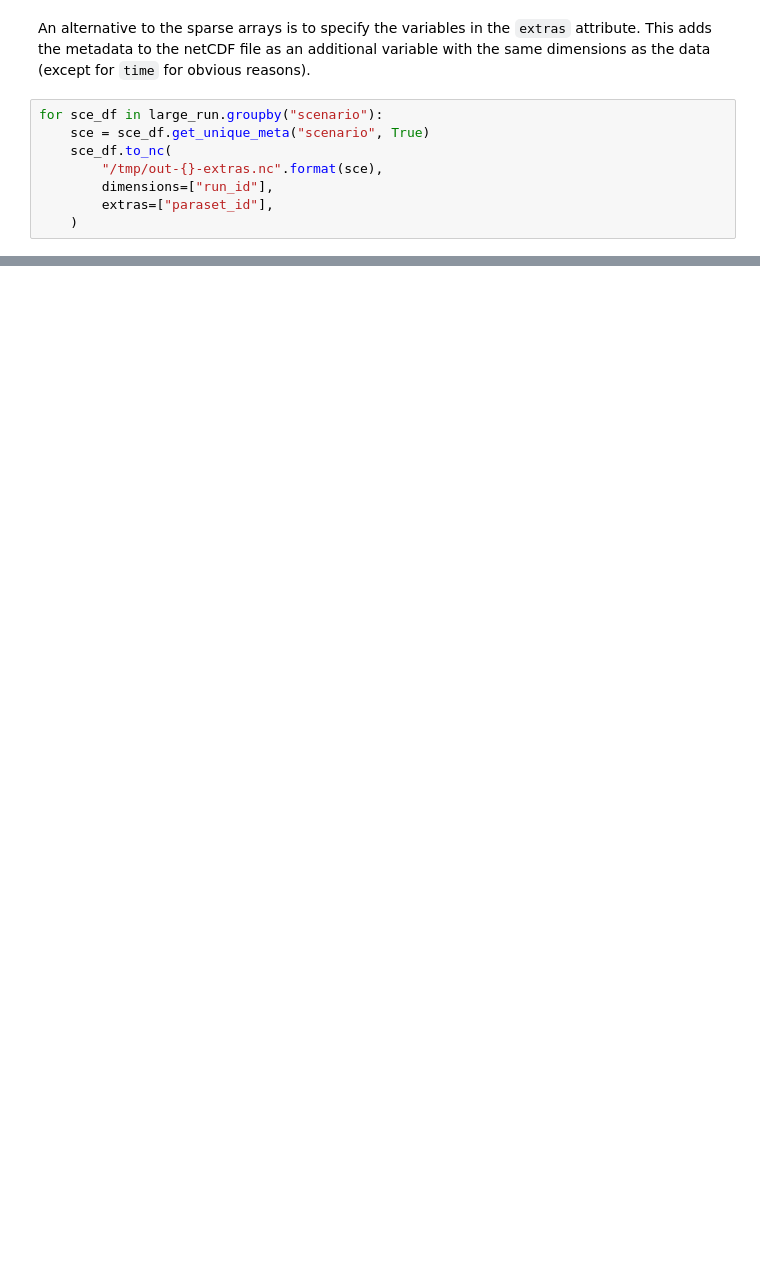
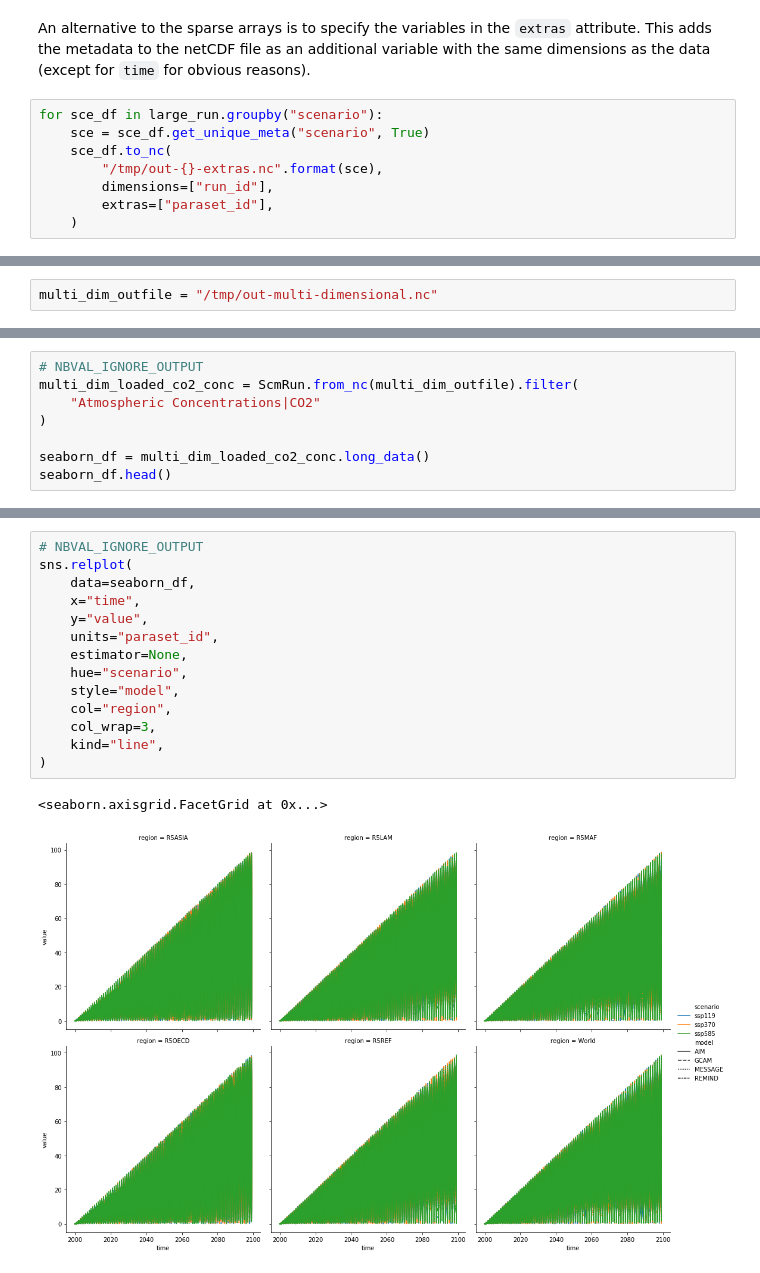
Before and after one commit to openscm/scmdata, a Jupyter notebook: notebooks/netcdf.ipynb, the cells around one changed output, grey strips where cells are left out. Drawn from its saved outputs; the diff is of its cells as text; blank space fills up the shorter version.

```diff
--- a/notebooks/netcdf.ipynb
+++ b/notebooks/netcdf.ipynb
@@ -299,0 +361,2 @@ ScmRun.from_nc("/tmp/out-ssp585-extras.nc").filter(
+# %%
+multi_dim_outfile = "/tmp/out-multi-dimensional.nc"
@@ -299,0 +387,8 @@ ScmRun.from_nc("/tmp/out-ssp585-extras.nc").filter(
+# %%
+# NBVAL_IGNORE_OUTPUT
+multi_dim_loaded_co2_conc = ScmRun.from_nc(multi_dim_outfile).filter(
+    "Atmospheric Concentrations|CO2"
+)
+
+seaborn_df = multi_dim_loaded_co2_conc.long_data()
+seaborn_df.head()
@@ -299,0 +402,17 @@ ScmRun.from_nc("/tmp/out-ssp585-extras.nc").filter(
+# %%
+# NBVAL_IGNORE_OUTPUT
+sns.relplot(
+    data=seaborn_df,
+    x="time",
+    y="value",
+    units="paraset_id",
+    estimator=None,
+    hue="scenario",
+    style="model",
+    col="region",
+    col_wrap=3,
+    kind="line",
+)
+# %% [output]
+<seaborn.axisgrid.FacetGrid at 0x...>
+[figure, added]
```
Also changed, not shown: parts of 23 cells of this notebook.
